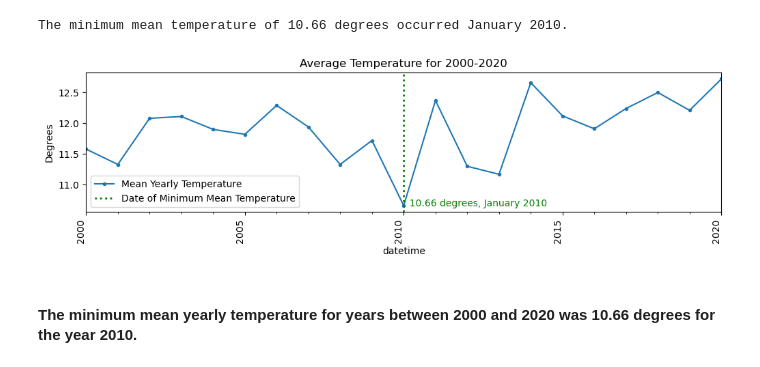
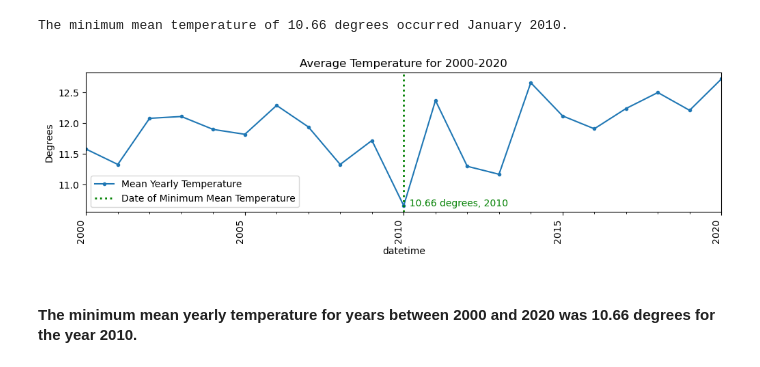
Before and after one commit to stp511/Resampling-Datetime-Data, a Jupyter notebook: Resampling Datetime Data Updated.ipynb, the cells around one changed output. Drawn from its saved outputs; the diff is of its cells as text; code cells hidden in the pictures.

```diff
--- a/Resampling Datetime Data Updated.ipynb
+++ b/Resampling Datetime Data Updated.ipynb
@@ -371,34 +371,35 @@ ax.set(title='Average Temperature for 2000-2020', ylabel='Degrees')
 # customize major ticks every 5 years
 major_loc =  mdates.YearLocator(5)
 major_fmt = mdates.DateFormatter("%Y")
 
 ax.xaxis.set_major_locator(major_loc)
 ax.xaxis.set_major_formatter(major_fmt)
 
 # customize minor ticks every 1 year no label
 minor_loc =  mdates.YearLocator(1)
 ax.xaxis.set_minor_locator(minor_loc)
 
 # plot time series with Pandas
 df_mean_YS_res['mean_temp'].plot(style='.-', ax=ax, label = 'Mean Yearly Temperature')
 
 # Final xdate adjustment
 fig = ax.get_figure()
 fig.autofmt_xdate(which='major',rotation=90)
 
 # combine date and value for vertical line
-min_date = actual_date_mean_temp_res.strftime('%B' + ' ' + '%Y')
+# min_date = actual_date_mean_temp_res.strftime('%B' + ' ' + '%Y')
+min_date = actual_date_mean_temp_res.strftime('%Y')
 min_value = str(actual_min_mean_temp_res)
 min_label = min_value + ' degrees, ' + min_date
 
 
 # vertical line for date min mean temperature
 ax.axvline(actual_date_mean_temp_res, color='g', lw=2, ls=':', label='Date of Minimum Mean Temperature')
 plt.text(actual_date_mean_temp_res, 10.65, '  ' + min_label, color = 'g')
 
 
 ax.legend();
 # %% [output]
-[figure, old version]
+[figure, new version]
 # %% [markdown]
 #### The minimum mean yearly temperature for years between 2000 and 2020 was 10.66 degrees for the year 2010.
```
